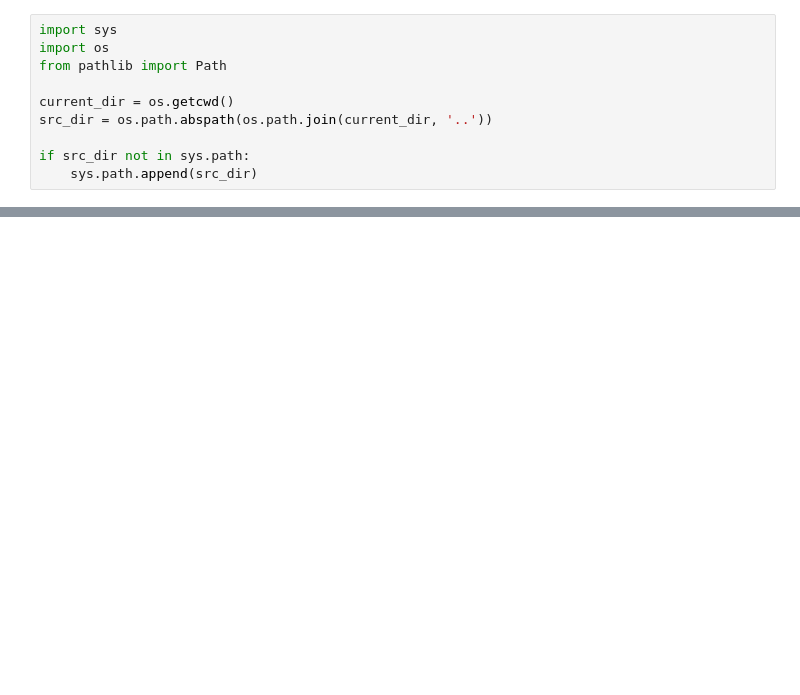
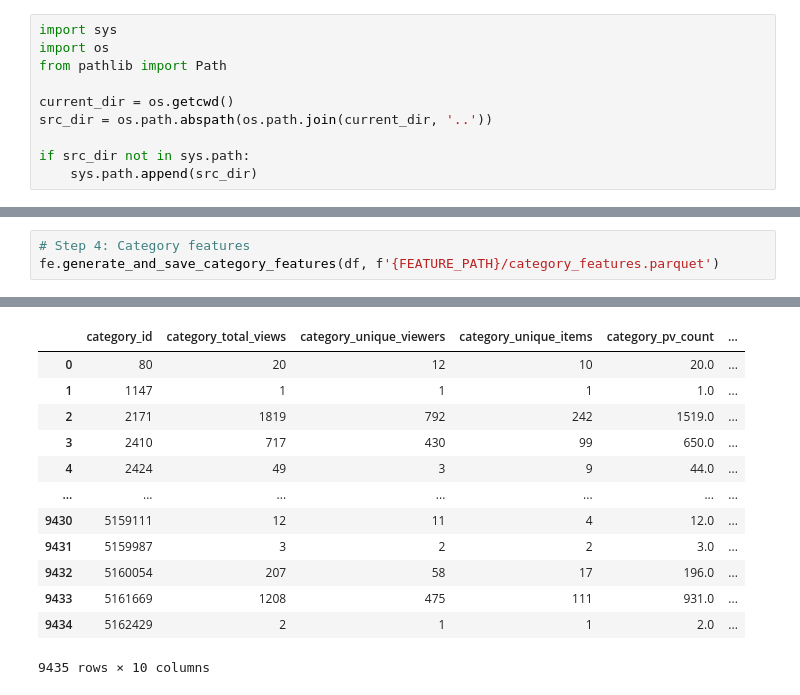
Before and after one commit to zhengqian89/ecomm_purchase_propensity, a Jupyter notebook: notebooks/02_feature_engineering.ipynb, the cells around one changed output, grey strips where cells are left out. Drawn from its saved outputs; the diff is of its cells as text; blank space fills up the shorter version.

```diff
--- a/notebooks/02_feature_engineering.ipynb
+++ b/notebooks/02_feature_engineering.ipynb
@@ -23,0 +76,4 @@ True
+# %%
+# Step 4: Category features
+fe.generate_and_save_category_features(df, f'{FEATURE_PATH}/category_features.parquet')
+# %% [output]
@@ -23,0 +84,13 @@ True
+|  | category_id | category_total_views | category_unique_viewers | category_unique_items | category_pv_count | ... |
+| 0 | 80 | 20 | 12 | 10 | 20.0 | ... |
+| 1 | 1147 | 1 | 1 | 1 | 1.0 | ... |
+| 2 | 2171 | 1819 | 792 | 242 | 1519.0 | ... |
+| 3 | 2410 | 717 | 430 | 99 | 650.0 | ... |
+| 4 | 2424 | 49 | 3 | 9 | 44.0 | ... |
+| ... | ... | ... | ... | ... | ... | ... |
+| 9430 | 5159111 | 12 | 11 | 4 | 12.0 | ... |
+| 9431 | 5159987 | 3 | 2 | 2 | 3.0 | ... |
+| 9432 | 5160054 | 207 | 58 | 17 | 196.0 | ... |
+| 9433 | 5161669 | 1208 | 475 | 111 | 931.0 | ... |
+| 9434 | 5162429 | 2 | 1 | 1 | 2.0 | ... |
+9435 rows × 10 columns
```
Also changed, not shown: parts of 11 cells of this notebook.
